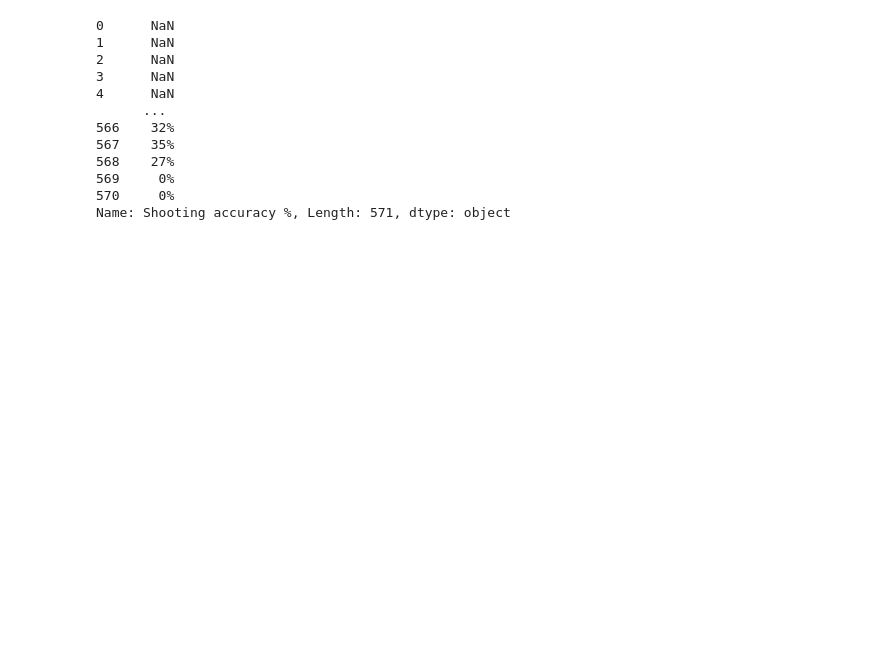
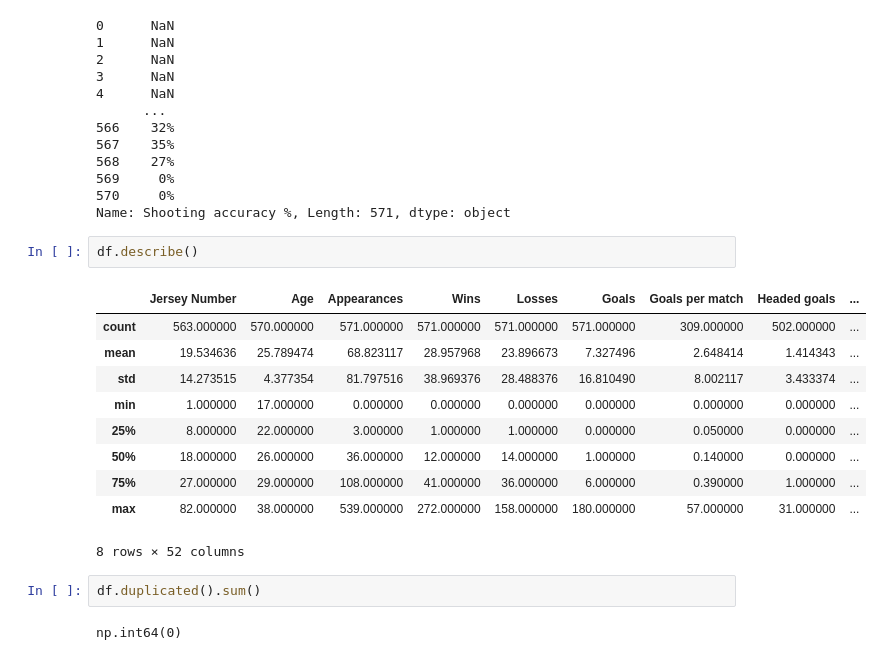
Before and after one commit to Prayush77/EDA_Premier_League_Players, a Jupyter notebook: src/main.ipynb, the cells around one changed output. Saved outputs shown, nothing was run; the diff lists cells and outputs as text; blank space fills up the shorter version.

```diff
--- a/src/main.ipynb
+++ b/src/main.ipynb
@@ -98,3 +148,20 @@ df['Shooting accuracy %']
 569     0%
 570     0%
 Name: Shooting accuracy %, Length: 571, dtype: object
+# %%
+df.describe()
+# %% [output]
+|  | Jersey Number | Age | Appearances | Wins | Losses | Goals | Goals per match | Headed goals | ... |
+| count | 563.000000 | 570.000000 | 571.000000 | 571.000000 | 571.000000 | 571.000000 | 309.000000 | 502.000000 | ... |
+| mean | 19.534636 | 25.789474 | 68.823117 | 28.957968 | 23.896673 | 7.327496 | 2.648414 | 1.414343 | ... |
+| std | 14.273515 | 4.377354 | 81.797516 | 38.969376 | 28.488376 | 16.810490 | 8.002117 | 3.433374 | ... |
+| min | 1.000000 | 17.000000 | 0.000000 | 0.000000 | 0.000000 | 0.000000 | 0.000000 | 0.000000 | ... |
+| 25% | 8.000000 | 22.000000 | 3.000000 | 1.000000 | 1.000000 | 0.000000 | 0.050000 | 0.000000 | ... |
+| 50% | 18.000000 | 26.000000 | 36.000000 | 12.000000 | 14.000000 | 1.000000 | 0.140000 | 0.000000 | ... |
+| 75% | 27.000000 | 29.000000 | 108.000000 | 41.000000 | 36.000000 | 6.000000 | 0.390000 | 1.000000 | ... |
+| max | 82.000000 | 38.000000 | 539.000000 | 272.000000 | 158.000000 | 180.000000 | 57.000000 | 31.000000 | ... |
+8 rows × 52 columns
+# %%
+df.duplicated().sum()
+# %% [output]
+np.int64(0)
```
Also changed, not shown: parts of 6 cells of this notebook.
